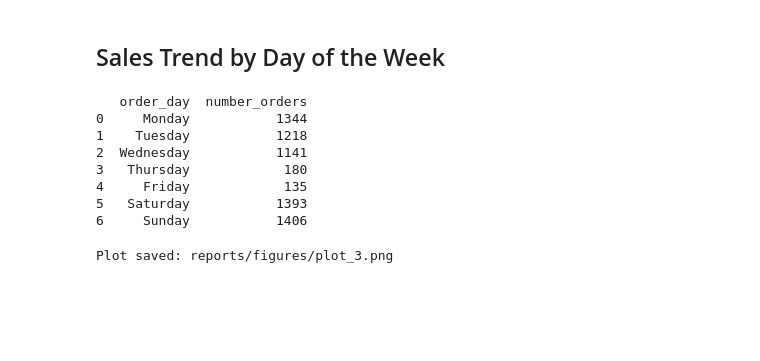
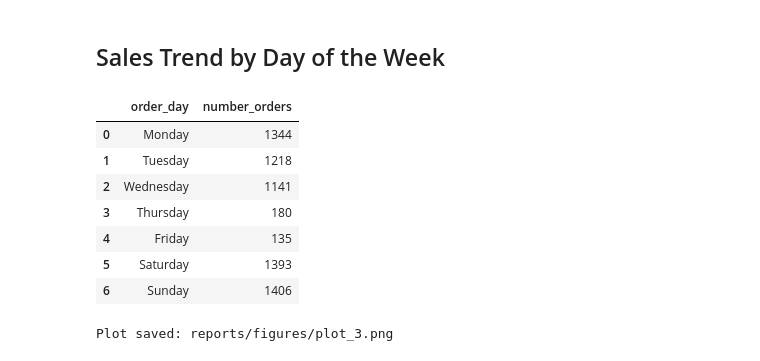
Before and after one commit to RizkiRdm/Olist-E-commerce-Performance-Analysis, a Jupyter notebook: notebooks/sales_and_order_analysis.ipynb, the cells around one changed output. Cells and saved outputs as stored; diff of their text form; code cells hidden in the pictures; blank space fills up the shorter version.

```diff
--- a/notebooks/sales_and_order_analysis.ipynb
+++ b/notebooks/sales_and_order_analysis.ipynb
@@ -210,16 +210,16 @@ ecom_data_df["order_day"] = pd.Categorical(
 
 daily_orders = ecom_data_df.groupby("order_day")["order_id"].nunique().reset_index()
 # %%
-print(daily_orders.rename(columns={"order_id": "number_orders"}))
+display(daily_orders.rename(columns={"order_id": "number_orders"}))
 # %% [output]
-   order_day  number_orders
-0     Monday           1344
-1    Tuesday           1218
-2  Wednesday           1141
-3   Thursday            180
-4     Friday            135
-5   Saturday           1393
-6     Sunday           1406
+|  | order_day | number_orders |
+| 0 | Monday | 1344 |
+| 1 | Tuesday | 1218 |
+| 2 | Wednesday | 1141 |
+| 3 | Thursday | 180 |
+| 4 | Friday | 135 |
+| 5 | Saturday | 1393 |
+| 6 | Sunday | 1406 |
 # %%
 plt.figure(figsize=(10, 6))
 sns.barplot(x="order_day", y="order_id", data=daily_orders)
```
Also changed, not shown: parts of 5 cells of this notebook, 9 other files.
